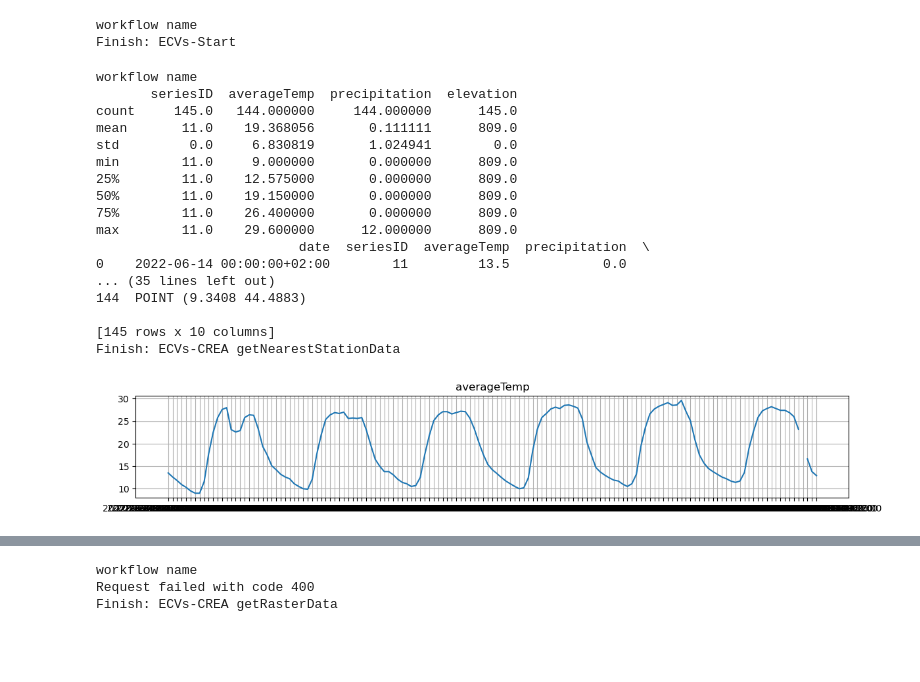
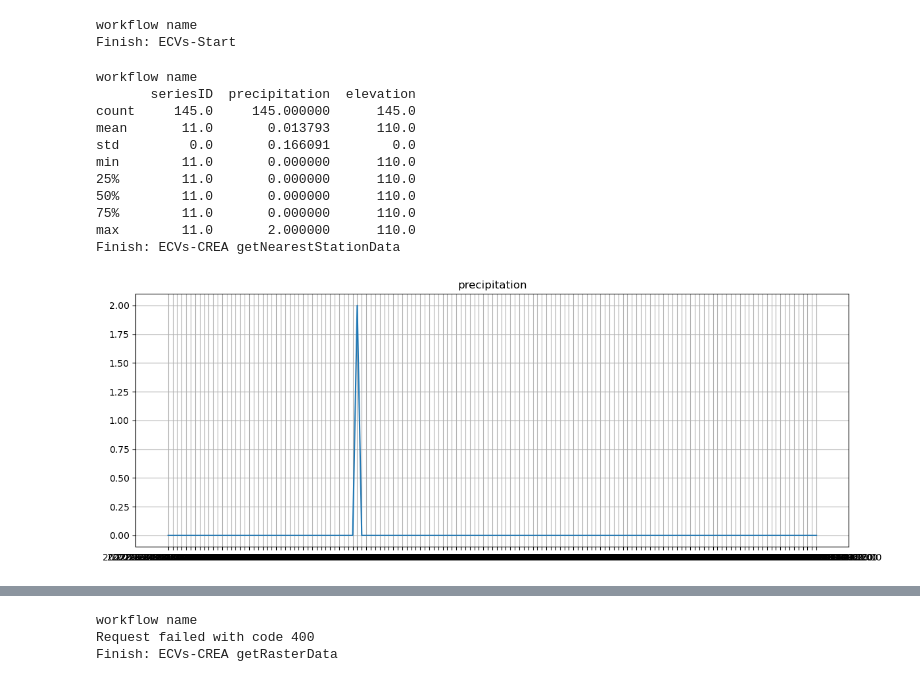
Before and after one commit to QCDIS/ECVs, a Jupyter notebook: codebase/01-Access-AnaEE_Weather_Data.ipynb, the cells around one changed output, grey strips where cells are left out. Cells and saved outputs as stored; diff of their text form; code cells hidden in the pictures; blank space fills up the shorter version.

Commit message:
simplify input

```diff
--- a/codebase/01-Access-AnaEE_Weather_Data.ipynb
+++ b/codebase/01-Access-AnaEE_Weather_Data.ipynb
@@ -66,6 +66,9 @@ secret_SERVICE_KEY = "d18e08911c964d45912eb1e954adf994"
 
 # Input param
 # -----
+conf_delimiter_tsv = "\t"
+conf_delimiter_csv = ","
+
 # CREA AA Italian historical weather series
 # https://api.anaee.eu/crea-aa-dailymeteo/
 conf_SERVICE_URL_CREA    = 'https://api.anaee.eu/crea-aa-dailymeteo'
@@ -77,8 +80,8 @@ conf_SERVICE_URL_ERA5    = 'https://api.anaee.eu/era5-data-access'
 conf_SERVICE_METHOD_ERA5 = "POST"
 
 # wkt
-# param_polygon_string = ""
-param_polygon_string = "" \
+# param_wkt_string = ""
+param_wkt_string = "" \
 "POLYGON(" \
     "(" \
     "10.15905865446625 43.58782080564057," \
@@ -90,7 +93,7 @@ param_polygon_string = "" \
     ")" \
 ")"
 
-param_point_string = "POINT(9.3 44.5)"
+# param_wkt_string = "POINT(9.3 44.5)"
 
 # CREA AA Italian historical weather series
 #   getStationData
@@ -103,8 +106,9 @@ param_start_date = "2022-06-14"
 param_end_date   = "2022-06-20"
 param_timestep   = "hour"
 
-param_variable   = "averageTemp"
-# param_variable   = "maxTemp"
+param_crea_variable = "precipitation"
+# param_crea_variable = "averageTemp"
+# param_crea_variable = "maxTemp"
 
 param_crea_group = "sian"
 param_crea_limit = 1
@@ -112,9 +116,7 @@ param_crea_limit = 1
 # CREA ERA5 mirror
 
 # -- GetEraData
-# param_start_date = "2022-06-14"
-# param_end_date   = "2022-06-20"
-# param_timestep   = "hour"
+param_era5_variable  = "t2m"
 
 print("Finish: NaaVRE parameters")
 print(f"Workspace public:")
@@ -276,16 +278,19 @@ input_crea_data = {
     "startTime": param_start_date,
     "endTime":   param_end_date,
     "timeStep":  param_timestep,
-    "wkt":       param_point_string,
+    "wkt":       param_wkt_string,
     "limit":     param_crea_limit
 }
-input_crea_var  = f"{param_variable}"  # averageTemp
+input_crea_var  = f"{param_crea_variable}"
 
 # output
 # -----
 dummy_cell_arg_o = "dummy output"
 
-fname_fig = f'{input_crea_fun}.jpg'
+fname_csv = f'CREA_{input_crea_fun}-{input_crea_var}.csv'
+file_result_csv = os.path.join(conf_minio_user_local_data, fname_csv)
+
+fname_fig = f'CREA_{input_crea_fun}-{input_crea_var}.jpg'
 file_result_fig = os.path.join(conf_minio_user_local_data, fname_fig)
 
 # func
@@ -357,51 +362,50 @@ if r["code"] == 0:
     # read the response into a data table
     df_data = pd.read_csv(StringIO(r["data"]))
     print(df_data.describe())
-    print(df_data)
+    # print(df_data)
+
+    df_data.to_csv(file_result_csv, sep=conf_delimiter_csv)
 
     # parse data
     # .....
     xs = df_data['date']
     ys = df_data[input_crea_var]
 
     # plot
     # .....
     plt.figure(figsize=(14,5))
-    plt.axes().set_aspect('equal')
+    # plt.axes().set_aspect('equal')
     # plt.title('Average Temperatures in C°')
     plt.title(f"{input_crea_var}")
     plt.grid()
 
     plt.plot(xs, ys)
 
     plt.savefig(file_result_fig)
     # plt.show()
+else:
+    df_data = pd.DataFrame()
+    df_data.to_csv(file_result_csv, sep=conf_delimiter_csv)
 
 # -----
 with open(conf_minio_user_local_flog, "a+") as fp_log:
     fp_log.write(f"\nFinish: {workflow_step}\n")
     fp_log.write(f"\nOutput: {file_result_fig}\n")
 
 print(f"Finish: {workflow_step}")
 # %% [output]
 workflow name
-       seriesID  averageTemp  precipitation  elevation
-count     145.0   144.000000     144.000000      145.0
-mean       11.0    19.368056       0.111111      809.0
-std         0.0     6.830819       1.024941        0.0
-min        11.0     9.000000       0.000000      809.0
-25%        11.0    12.575000       0.000000      809.0
-50%        11.0    19.150000       0.000000      809.0
-75%        11.0    26.400000       0.000000      809.0
-max        11.0    29.600000      12.000000      809.0
-                          date  seriesID  averageTemp  precipitation  \
-0    2022-06-14 00:00:00+02:00        11         13.5            0.0
-... (35 lines left out)
-144  POINT (9.3408 44.4883)
-
-[145 rows x 10 columns]
+       seriesID  precipitation  elevation
+count     145.0     145.000000      145.0
+mean       11.0       0.013793      110.0
+std         0.0       0.166091        0.0
+min        11.0       0.000000      110.0
+25%        11.0       0.000000      110.0
+50%        11.0       0.000000      110.0
+75%        11.0       0.000000      110.0
+max        11.0       2.000000      110.0
 Finish: ECVs-CREA getNearestStationData
-[figure, old version]
+[figure, new version]
 # %%
 # ECVs, CREA getStationData
 # ---
```
Also changed, not shown: parts of 5 cells of this notebook, 1 other file.
